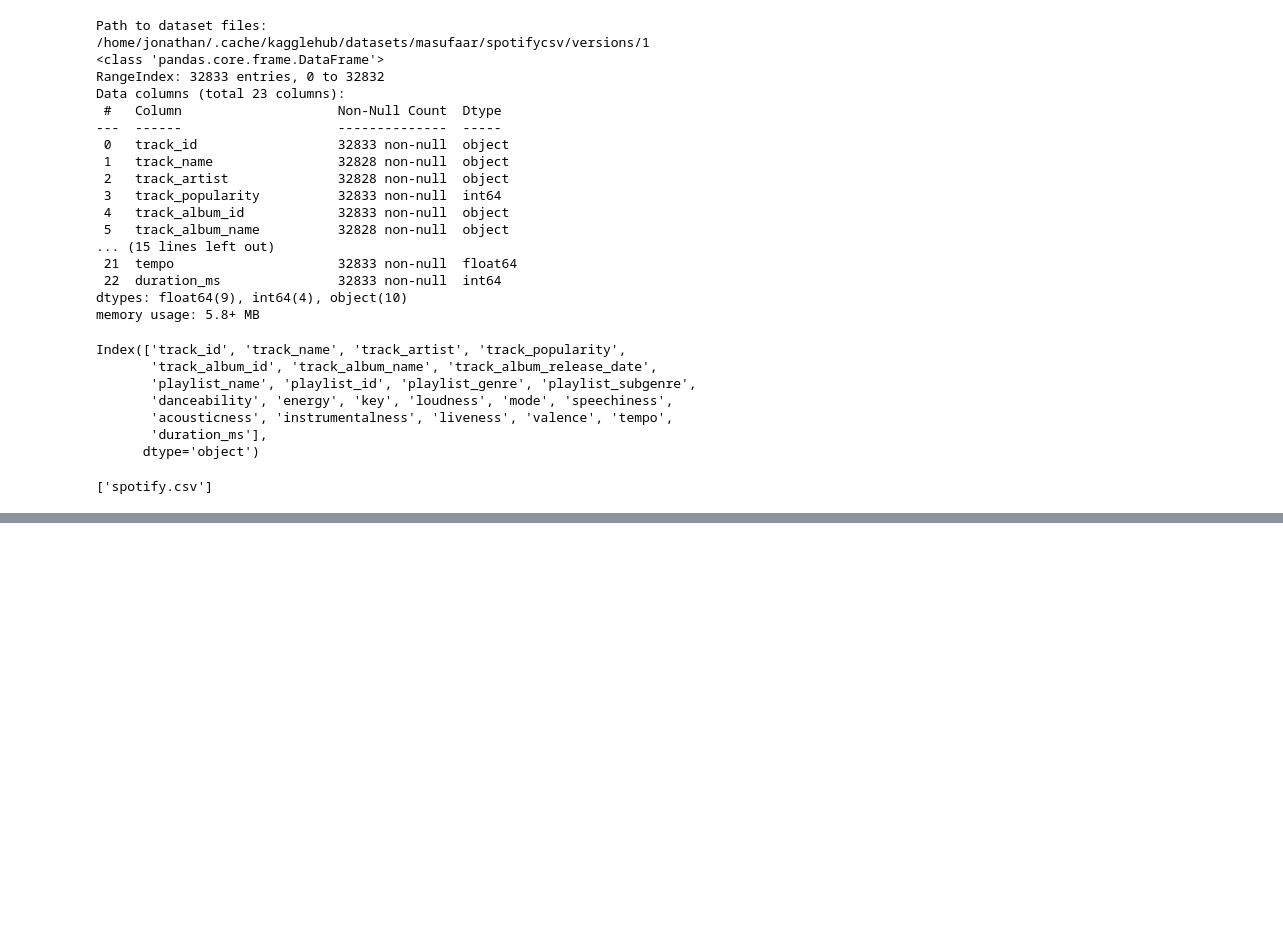
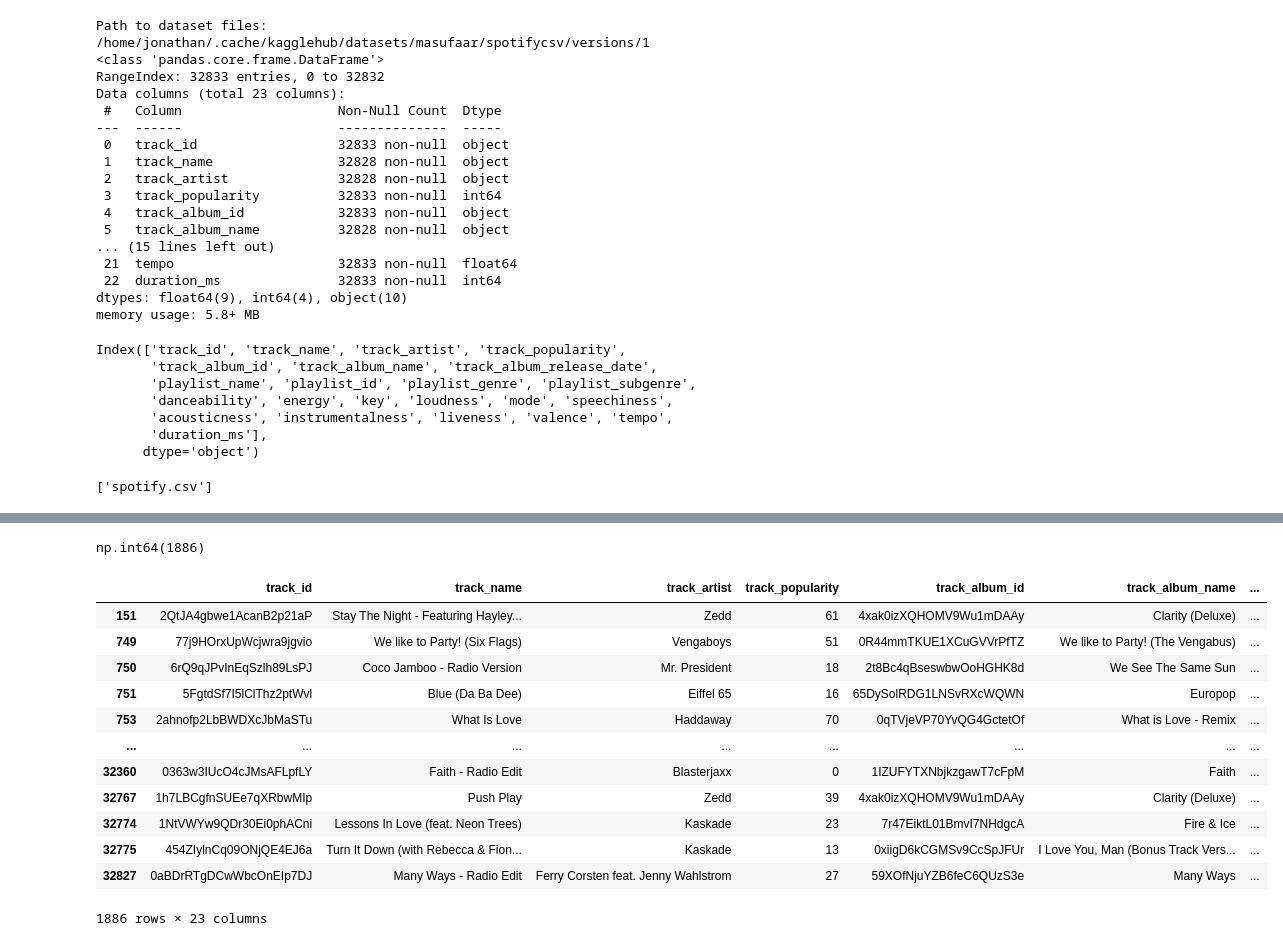
Before and after one commit to JhonCostaDev/Kaggle_training, a Jupyter notebook: data_visualization/2_line_charts.ipynb, the cells around one changed output, grey strips where cells are left out. Cells and saved outputs as stored; diff of their text form; code cells hidden in the pictures; blank space fills up the shorter version.

```diff
--- a/data_visualization/2_line_charts.ipynb
+++ b/data_visualization/2_line_charts.ipynb
@@ -45,0 +147,21 @@ os.listdir('/home/jonathan/.cache/kagglehub/datasets/masufaar/spotifycsv/version
+# %%
+converted_dates = pd.to_datetime(data['track_album_release_date'], errors='coerce')
+converted_dates.isna().sum()
+# %% [output]
+np.int64(1886)
+# %%
+data[converted_dates.isna()]
+# %% [output]
+|  | track_id | track_name | track_artist | track_popularity | track_album_id | track_album_name | ... |
+| 151 | 2QtJA4gbwe1AcanB2p21aP | Stay The Night - Featuring Hayley... | Zedd | 61 | 4xak0izXQHOMV9Wu1mDAAy | Clarity (Deluxe) | ... |
+| 749 | 77j9HOrxUpWcjwra9jgvio | We like to Party! (Six Flags) | Vengaboys | 51 | 0R44mmTKUE1XCuGVVrPfTZ | We like to Party! (The Vengabus) | ... |
+| 750 | 6rQ9qJPvInEqSzlh89LsPJ | Coco Jamboo - Radio Version | Mr. President | 18 | 2t8Bc4qBseswbwOoHGHK8d | We See The Same Sun | ... |
+| 751 | 5FgtdSf7I5lClThz2ptWvl | Blue (Da Ba Dee) | Eiffel 65 | 16 | 65DySolRDG1LNSvRXcWQWN | Europop | ... |
+| 753 | 2ahnofp2LbBWDXcJbMaSTu | What Is Love | Haddaway | 70 | 0qTVjeVP70YvQG4GctetOf | What is Love - Remix | ... |
+| ... | ... | ... | ... | ... | ... | ... | ... |
+| 32360 | 0363w3IUcO4cJMsAFLpfLY | Faith - Radio Edit | Blasterjaxx | 0 | 1IZUFYTXNbjkzgawT7cFpM | Faith | ... |
+| 32767 | 1h7LBCgfnSUEe7qXRbwMIp | Push Play | Zedd | 39 | 4xak0izXQHOMV9Wu1mDAAy | Clarity (Deluxe) | ... |
+| 32774 | 1NtVWYw9QDr30Ei0phACni | Lessons In Love (feat. Neon Trees) | Kaskade | 23 | 7r47EiktL01BmvI7NHdgcA | Fire & Ice | ... |
+| 32775 | 454ZIylnCq09ONjQE4EJ6a | Turn It Down (with Rebecca & Fion... | Kaskade | 13 | 0xiigD6kCGMSv9CcSpJFUr | I Love You, Man (Bonus Track Vers... | ... |
+| 32827 | 0aBDrRTgDCwWbcOnEIp7DJ | Many Ways - Radio Edit | Ferry Corsten feat. Jenny Wahlstrom | 27 | 59XOfNjuYZB6feC6QUzS3e | Many Ways | ... |
+1886 rows × 23 columns
```
Also changed, not shown: parts of 13 cells of this notebook, 1 other file.
